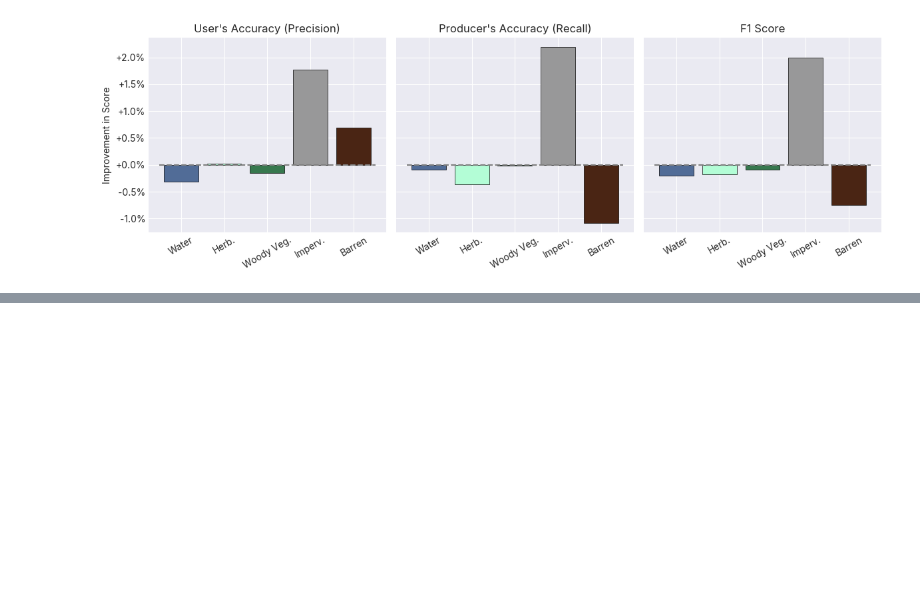
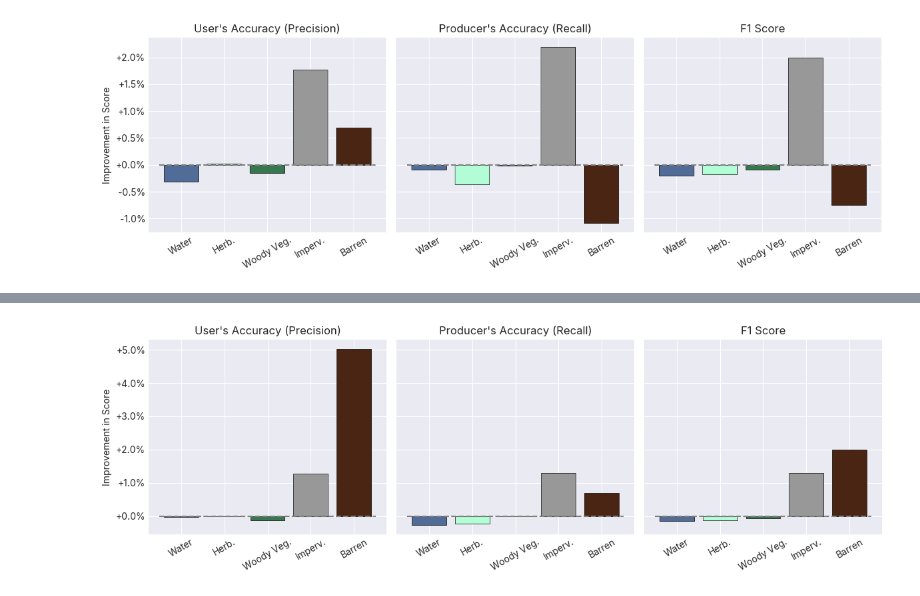
Before and after one commit to DakotaHester/s2flow, a Jupyter notebook: notebooks/lc_plots.ipynb, the cells around one changed output, grey strips where cells are left out. Saved outputs shown, nothing was run; the diff lists cells and outputs as text; code cells hidden in the pictures; blank space fills up the shorter version.

Commit message:
New plots, begin mosaic of final product

```diff
--- a/notebooks/lc_plots.ipynb
+++ b/notebooks/lc_plots.ipynb
@@ -873,3 +873,56 @@ best_s2sr_models.sort_values(by='macro_f1', ascending=False)
 | 4 | 0.926991 | 0.819663 | 0.742210 | 0.769309 | 0.926991 | 0.926991 | 0.926991 | ... |
 | 14 | 0.925055 | 0.816946 | 0.741686 | 0.766017 | 0.925055 | 0.925055 | 0.925055 | ... |
 | 58 | 0.919794 | 0.817917 | 0.731128 | 0.761583 | 0.919794 | 0.919794 | 0.919794 | ... |
+# %%
+fig, ax = plt.subplots(1, 3, figsize=(12, 4), sharey=True)
+
+linewidth = 0.5
+for i, metric in enumerate(['precision', 'recall', 'f1_score']):
+    segformer_data = per_class_metrics_all_df[(per_class_metrics_all_df['model'] == 'segformer') & (per_class_metrics_all_df['fold'] == '2')]
+    # segformer_data = per_class_metrics_all_df
+    s2_data = segformer_data[segformer_data['data'] == 's2']
+    s2sr_data = segformer_data[segformer_data['data'] == 's2sr']
+    merged_data = pd.merge(
+        s2_data,
+        s2sr_data,
+        on=['class_id', 'fold'],
+        suffixes=('_s2', '_s2sr')
+    )
+    merged_data['f1_diff'] = -( merged_data[f'{metric}_s2'] - merged_data[f'{metric}_s2sr'])
+    f1_diff_data = merged_data.groupby('class_id')['f1_diff'].mean().reset_index()
+
+    class_labels = {
+        1: 'Water',
+        2: 'Herb.',
+        3: 'Woody Veg.',
+        4: 'Imperv.',
+        5: 'Barren',
+    }
+    f1_diff_data['class_label'] = f1_diff_data['class_id'].map(class_labels)
+
+    ax[i].bar(f1_diff_data['class_label'], f1_diff_data['f1_diff'], color=[
+        np.array(cpb_colormap_consistent[cid]) / 255.0 for cid in f1_diff_data['class_id']
+    ], edgecolor='black', linewidth=linewidth)
+    ax[i].hlines(0, -0.5, len(f1_diff_data['class_label']) - 0.5, colors='gray', linestyles='dashed')
+    # ax[i].set_title(f'Improvement in {metric} (Super-resolved - Sentinel-2)')
+    # rotate x labels
+    # plt.xticks(rotation=45, ha='right')
+    ax[i].set_xticklabels(f1_diff_data['class_label'], rotation=30, ha='center')
+
+
+    # format y axis as percent
+ax[0].yaxis.set_major_formatter(plt.FuncFormatter(lambda y, _: '{:+.1%}'.format(y)))
+ax[0].set_ylabel('Improvement in Score')
+
+ax[0].set_title('User\'s Accuracy (Precision)')
+ax[1].set_title('Producer\'s Accuracy (Recall)')
+ax[2].set_title('F1 Score')
+
+fig.tight_layout()
+
+fig_dir = '../figures/per_class_metric_improvements/'
+os.makedirs(fig_dir, exist_ok=True)
+for filetype in ['png', 'pdf']:
+    plt.savefig(os.path.join(fig_dir, f'per_class_metric_improvements_best_model.{filetype}'), dpi=300, bbox_inches='tight')
+# %% [output]
+[figure, added]
```
Also changed, not shown: parts of 1 cell of this notebook, 5 other files.
